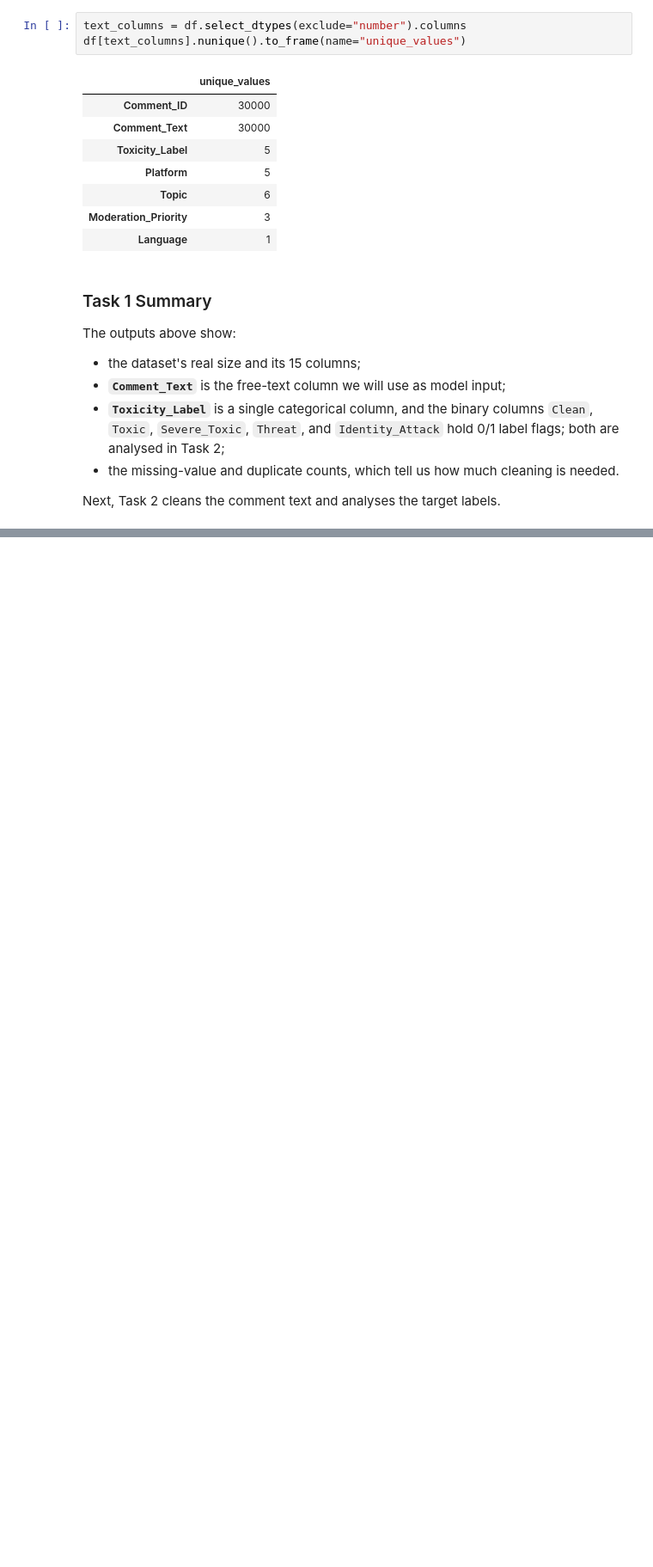
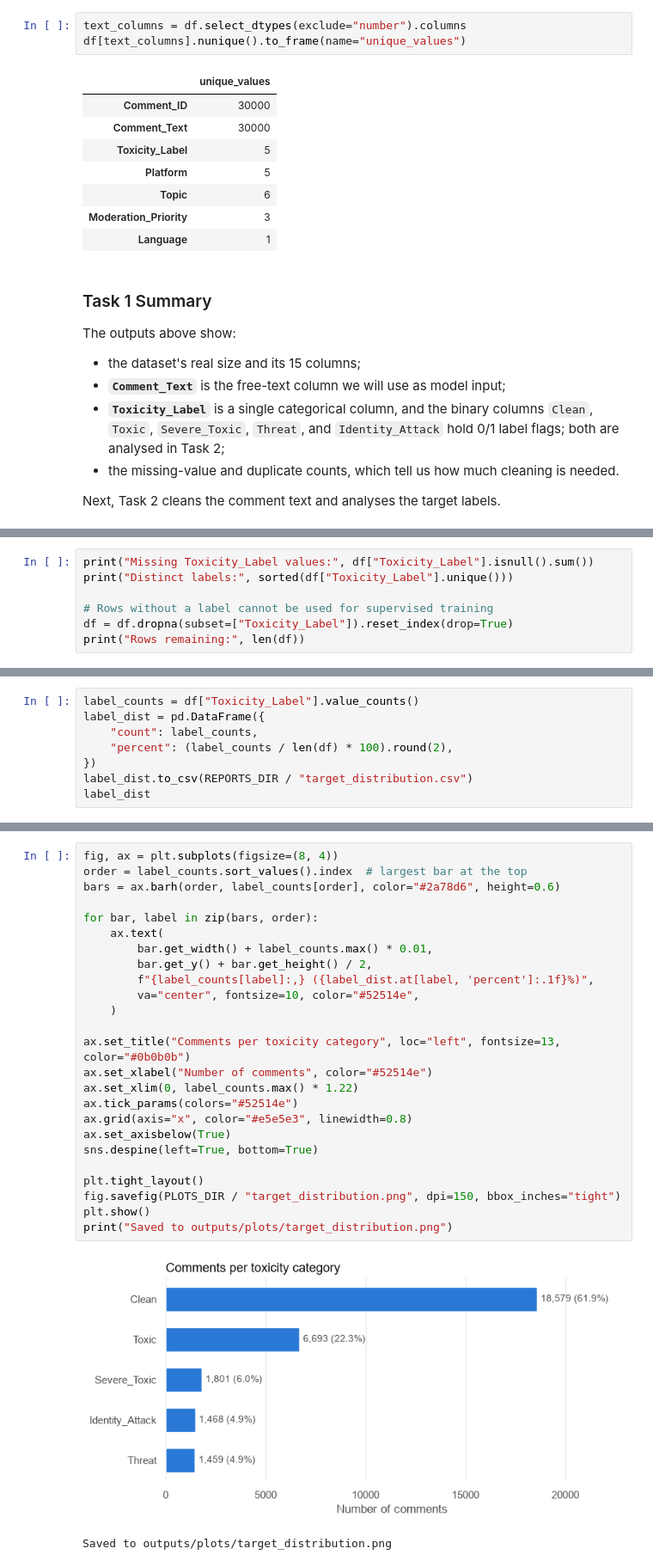
Before and after one commit to ah0890/toxic-comment-classification-dl, a Jupyter notebook: notebooks/toxic_comment_classification.ipynb, the cells around one changed output, grey strips where cells are left out. Shown at 86% size. Drawn from its saved outputs; the diff is of its cells as text; blank space fills up the shorter version.

Commit message:
feat: add text preprocessing and target analysis

```diff
--- a/notebooks/toxic_comment_classification.ipynb
+++ b/notebooks/toxic_comment_classification.ipynb
@@ -294,0 +537,7 @@ Next, Task 2 cleans the comment text and analyses the target labels.
+# %%
+print("Missing Toxicity_Label values:", df["Toxicity_Label"].isnull().sum())
+print("Distinct labels:", sorted(df["Toxicity_Label"].unique()))
+
+# Rows without a label cannot be used for supervised training
+df = df.dropna(subset=["Toxicity_Label"]).reset_index(drop=True)
+print("Rows remaining:", len(df))
@@ -294,0 +609,8 @@ Next, Task 2 cleans the comment text and analyses the target labels.
+# %%
+label_counts = df["Toxicity_Label"].value_counts()
+label_dist = pd.DataFrame({
+    "count": label_counts,
+    "percent": (label_counts / len(df) * 100).round(2),
+})
+label_dist.to_csv(REPORTS_DIR / "target_distribution.csv")
+label_dist
@@ -294,0 +625,28 @@ Next, Task 2 cleans the comment text and analyses the target labels.
+# %%
+fig, ax = plt.subplots(figsize=(8, 4))
+order = label_counts.sort_values().index  # largest bar at the top
+bars = ax.barh(order, label_counts[order], color="#2a78d6", height=0.6)
+
+for bar, label in zip(bars, order):
+    ax.text(
+        bar.get_width() + label_counts.max() * 0.01,
+        bar.get_y() + bar.get_height() / 2,
+        f"{label_counts[label]:,} ({label_dist.at[label, 'percent']:.1f}%)",
+        va="center", fontsize=10, color="#52514e",
+    )
+
+ax.set_title("Comments per toxicity category", loc="left", fontsize=13, color="#0b0b0b")
+ax.set_xlabel("Number of comments", color="#52514e")
+ax.set_xlim(0, label_counts.max() * 1.22)
+ax.tick_params(colors="#52514e")
+ax.grid(axis="x", color="#e5e5e3", linewidth=0.8)
+ax.set_axisbelow(True)
+sns.despine(left=True, bottom=True)
+
+plt.tight_layout()
+fig.savefig(PLOTS_DIR / "target_distribution.png", dpi=150, bbox_inches="tight")
+plt.show()
+print("Saved to outputs/plots/target_distribution.png")
+# %% [output]
+[figure, added]
+Saved to outputs/plots/target_distribution.png
```
Also changed, not shown: parts of 30 cells of this notebook, 6 other files.
